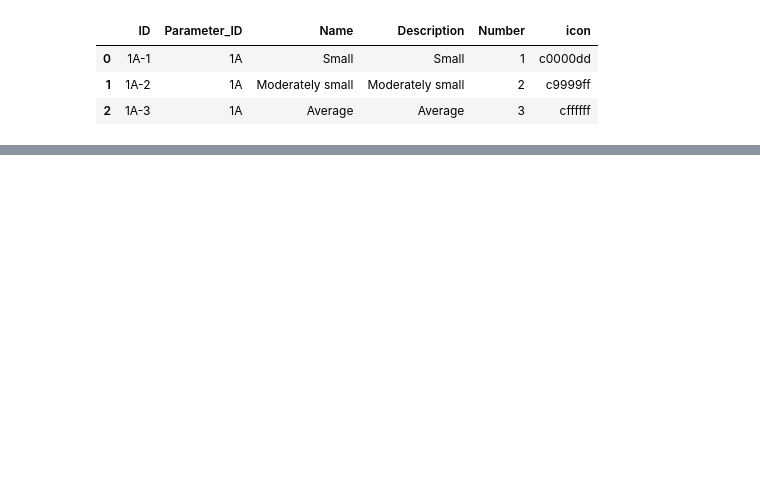
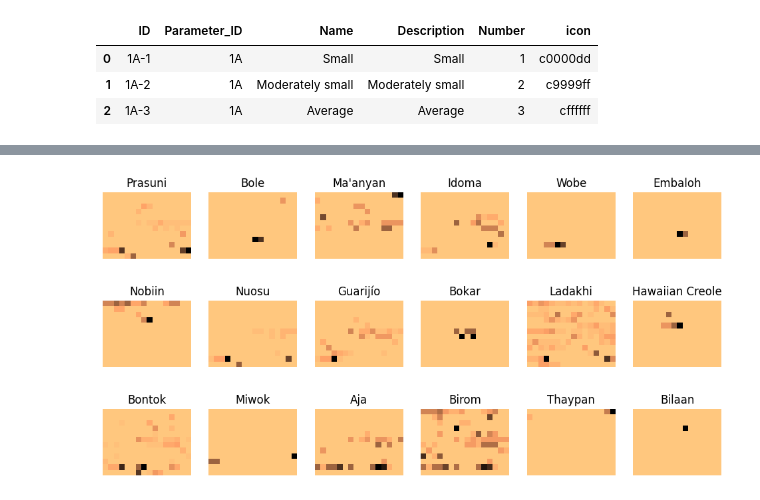
Before and after one commit to Pappa/conlanger, a Jupyter notebook: notebooks/explore_wals.ipynb, the cells around one changed output, grey strips where cells are left out. Cells and saved outputs as stored; diff of their text form; code cells hidden in the pictures; blank space fills up the shorter version.

```diff
--- a/notebooks/explore_wals.ipynb
+++ b/notebooks/explore_wals.ipynb
@@ -36,8 +38,7 @@ print(f"Areas: {areas.shape[0]}")
 print(f"Chapters: {chapters.shape[0]}")
 print(f"Parameters: {param_df.shape[0]}")
 
-param_ids = param_df["ID"].to_numpy()
-param_names = param_df["Name"].to_numpy()
+parameters = param_df[["ID", "Name"]].to_numpy()
 
 param_df.groupby(level=[0]).head(2)
 # %% [output]
@@ -126 +140,14 @@ np.savez_compressed(
 )
+# %%
+import matplotlib.pyplot as plt
+
+r, c = 3, 6
+
+gen = np.random.default_rng()
+sample_indices = gen.choice(unique_languages.shape[0], r * c, replace=False)
+samples = language_parameters[sample_indices]
+sample_names = unique_languages[:, 1][sample_indices]
+
+display_rows(samples, titles=sample_names, cmap="copper_r", r=r, c=c, size=(12, 6))
+# %% [output]
+[figure, added]
```
Also changed, not shown: parts of 4 cells of this notebook, 1 other file.
